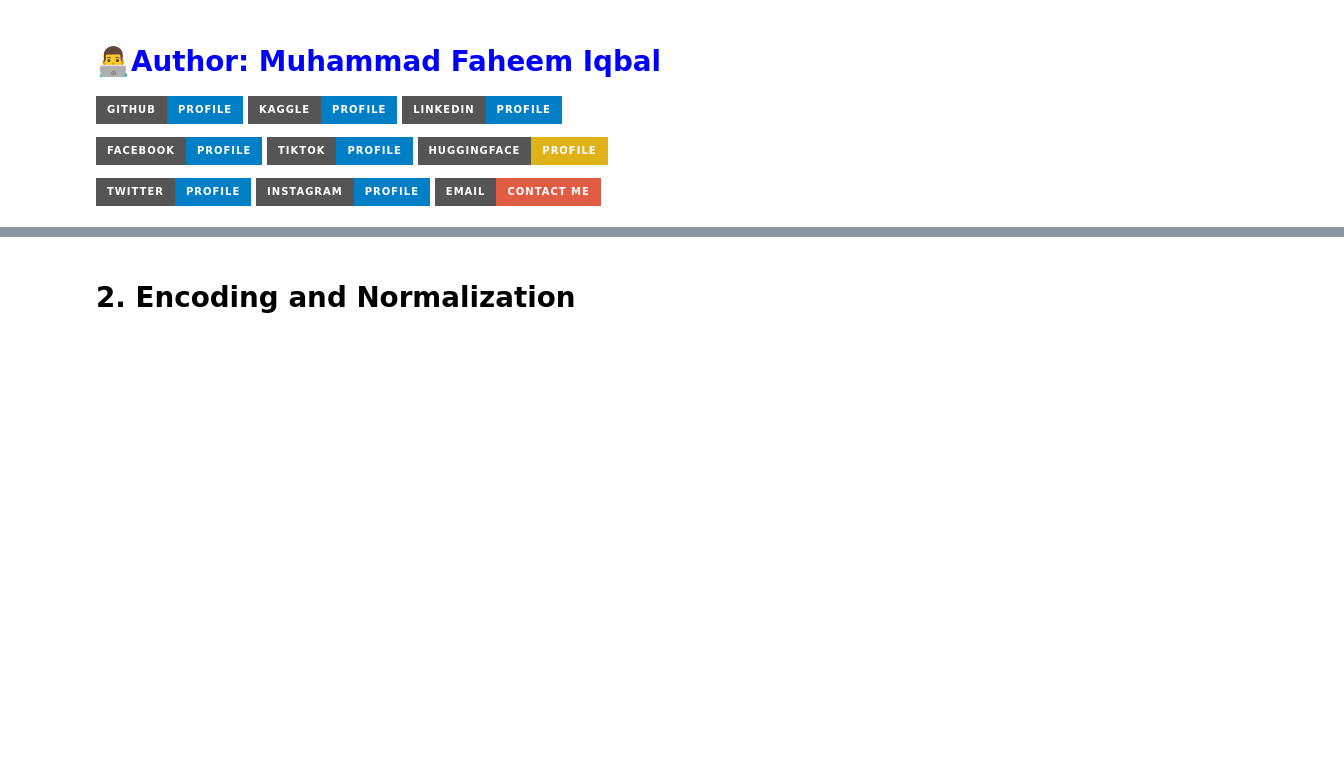
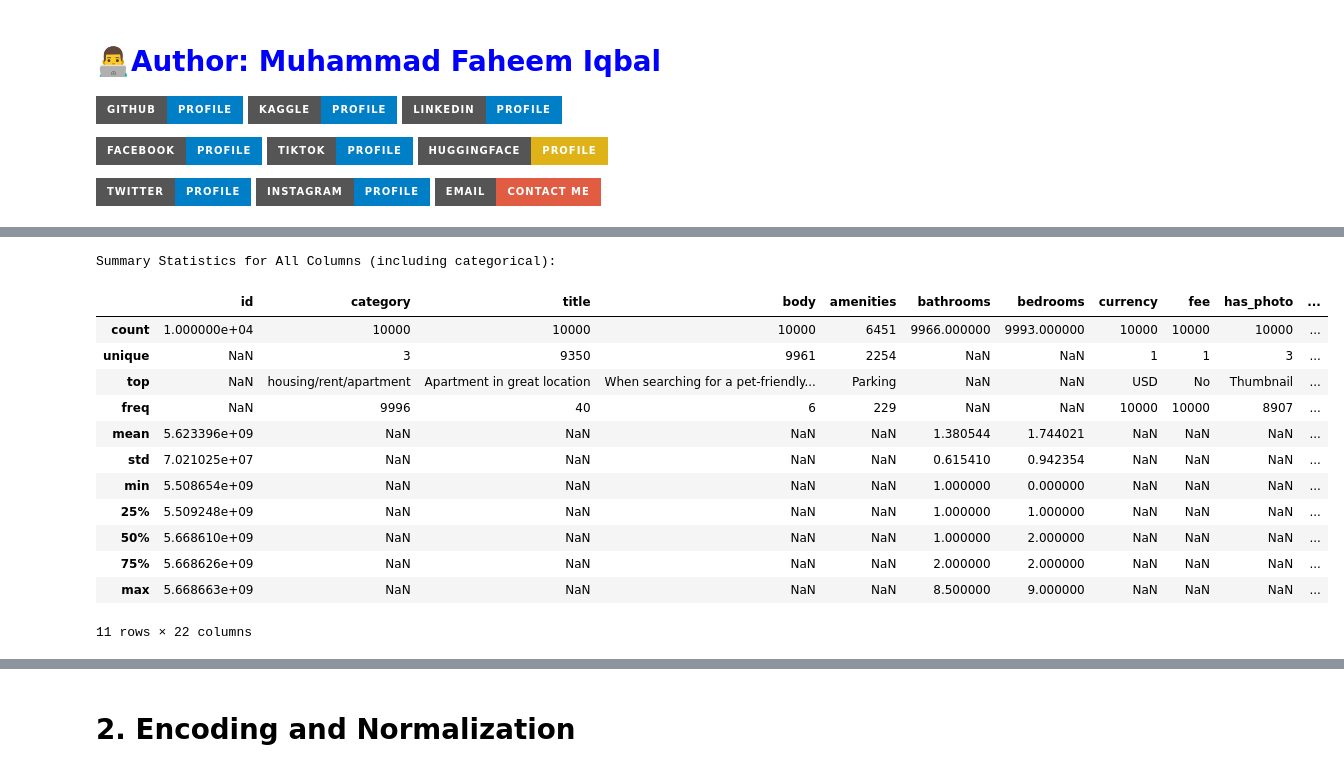
Before and after one commit to FaheemAI1024/Classifying-Apartment-Rent-Prices, a Jupyter notebook: classifying-apartment-rent-prices-based-on-propert.ipynb, the cells around one changed output, grey strips where cells are left out. Drawn from its saved outputs; the diff is of its cells as text; code cells hidden in the pictures; badges without logos; blank space fills up the shorter version.

```diff
--- a/classifying-apartment-rent-prices-based-on-propert.ipynb
+++ b/classifying-apartment-rent-prices-based-on-propert.ipynb
@@ -103,0 +117,19 @@ df.tail()
+# %%
+# For categorical columns, include object types in the description
+print("\nSummary Statistics for All Columns (including categorical):")
+df.describe(include='all')
+# %% [output]
+Summary Statistics for All Columns (including categorical):
+|  | id | category | title | body | amenities | bathrooms | bedrooms | currency | fee | has_photo | ... |
+| count | 1.000000e+04 | 10000 | 10000 | 10000 | 6451 | 9966.000000 | 9993.000000 | 10000 | 10000 | 10000 | ... |
+| unique | NaN | 3 | 9350 | 9961 | 2254 | NaN | NaN | 1 | 1 | 3 | ... |
+| top | NaN | housing/rent/apartment | Apartment in great location | When searching for a pet-friendly... | Parking | NaN | NaN | USD | No | Thumbnail | ... |
+| freq | NaN | 9996 | 40 | 6 | 229 | NaN | NaN | 10000 | 10000 | 8907 | ... |
+| mean | 5.623396e+09 | NaN | NaN | NaN | NaN | 1.380544 | 1.744021 | NaN | NaN | NaN | ... |
+| std | 7.021025e+07 | NaN | NaN | NaN | NaN | 0.615410 | 0.942354 | NaN | NaN | NaN | ... |
+| min | 5.508654e+09 | NaN | NaN | NaN | NaN | 1.000000 | 0.000000 | NaN | NaN | NaN | ... |
+| 25% | 5.509248e+09 | NaN | NaN | NaN | NaN | 1.000000 | 1.000000 | NaN | NaN | NaN | ... |
+| 50% | 5.668610e+09 | NaN | NaN | NaN | NaN | 1.000000 | 2.000000 | NaN | NaN | NaN | ... |
+| 75% | 5.668626e+09 | NaN | NaN | NaN | NaN | 2.000000 | 2.000000 | NaN | NaN | NaN | ... |
+| max | 5.668663e+09 | NaN | NaN | NaN | NaN | 8.500000 | 9.000000 | NaN | NaN | NaN | ... |
+11 rows × 22 columns
```
Also changed, not shown: parts of 75 cells of this notebook.
